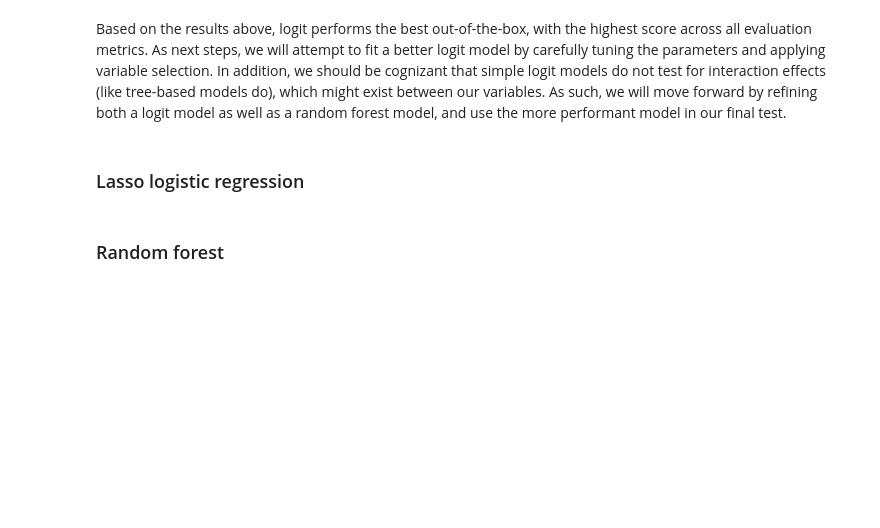
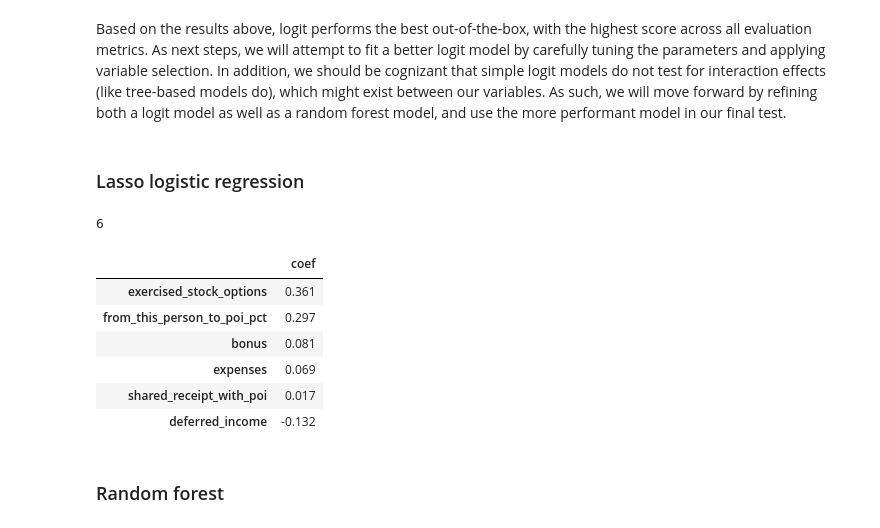
Before and after one commit to nyjgary/udacity_nanodegree, a Jupyter notebook: Enron/Enron.ipynb, the cells around one changed output. Cells and saved outputs as stored; diff of their text form; code cells hidden in the pictures; blank space fills up the shorter version.

Commit message:
lasso

```diff
--- a/Enron/Enron.ipynb
+++ b/Enron/Enron.ipynb
@@ -368,6 +368,26 @@ pd.DataFrame(model_metrics)
 Based on the results above, logit performs the best out-of-the-box, with the highest score across all evaluation metrics. As next steps, we will attempt to fit a better logit model by carefully tuning the parameters and applying variable selection. In addition, we should be cognizant that simple logit models do not test for interaction effects (like tree-based models do), which might exist between our variables. As such, we will move forward by refining both a logit model as well as a random forest model, and use the more performant model in our final test.
 # %% [markdown]
 ### Lasso logistic regression
+# %%
+from sklearn.feature_selection import SelectFromModel
+from sklearn.linear_model import LassoCV
+lasso = LassoCV().fit(X, y)
+sfm = SelectFromModel(lasso, prefit=True)
+X_lasso = sfm.transform(X)
+X_lasso.shape[1]
+# %% [output]
+6
+# %%
+lasso_coef = pd.DataFrame({'coef': lasso.coef_.tolist()}, X_original.columns.tolist()).round(3)
+lasso_coef[lasso_coef['coef']!=0].sort('coef', ascending=False)
+# %% [output]
+|  | coef |
+| exercised_stock_options | 0.361 |
+| from_this_person_to_poi_pct | 0.297 |
+| bonus | 0.081 |
+| expenses | 0.069 |
+| shared_receipt_with_poi | 0.017 |
+| deferred_income | -0.132 |
 # %% [markdown]
 ### Random forest
 # %% [markdown]
```
